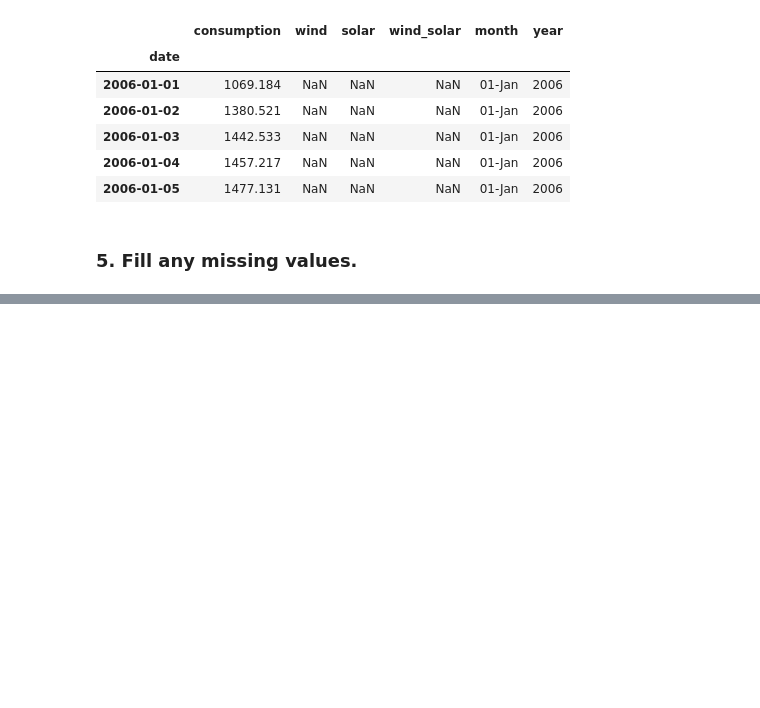
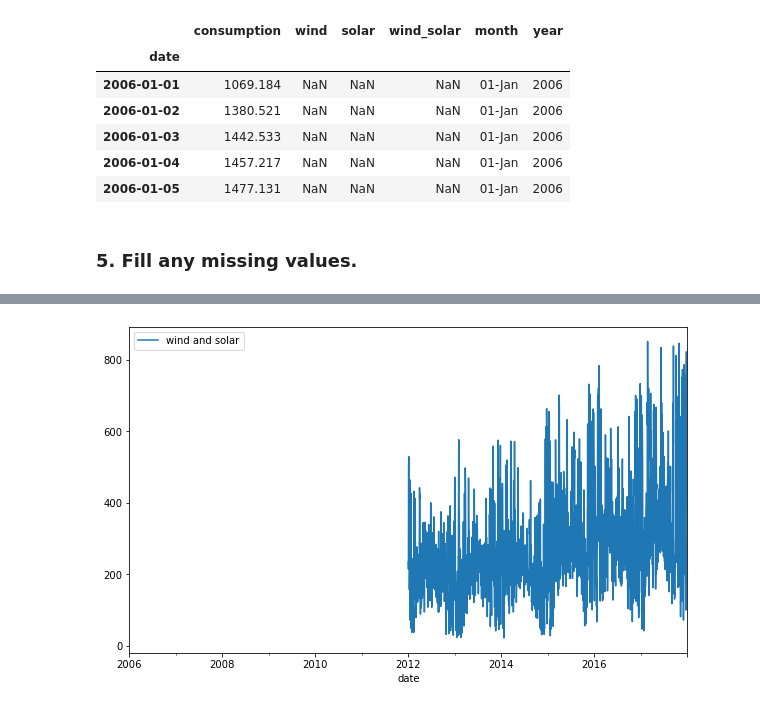
Before and after one commit to patrickamwayi/time-series-exercises, a Jupyter notebook: prepare.ipynb, the cells around one changed output, grey strips where cells are left out. Saved outputs shown, nothing was run; the diff lists cells and outputs as text; code cells hidden in the pictures; blank space fills up the shorter version.

```diff
--- a/prepare.ipynb
+++ b/prepare.ipynb
@@ -329,0 +403,10 @@ data.head()
+# %%
+#fill null with 0
+data.solar= data.solar.fillna(0)
+# %%
+#visualise
+data["wind_solar"].plot(label ="wind and solar")
+plt.legend()
+plt.show()
+# %% [output]
+[figure, added]
```
Also changed, not shown: parts of 23 cells of this notebook.
